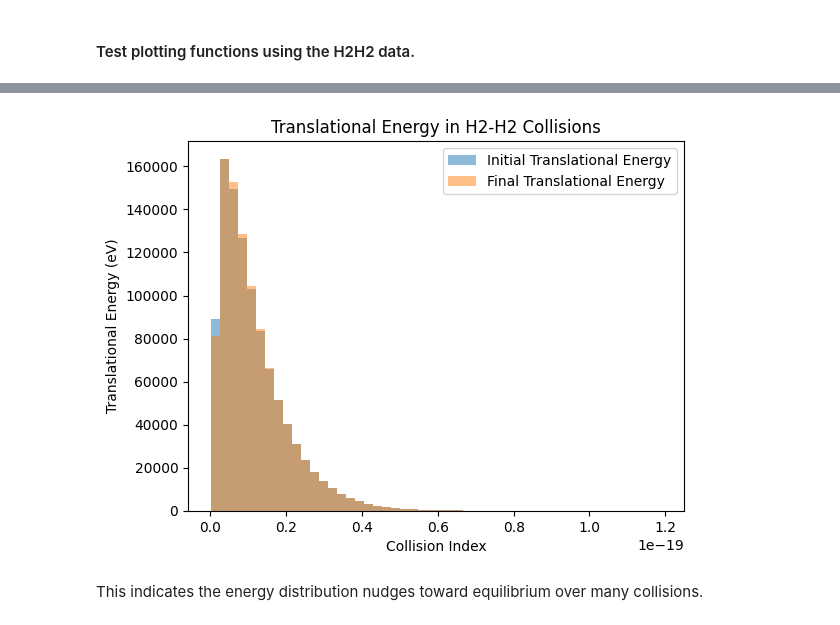
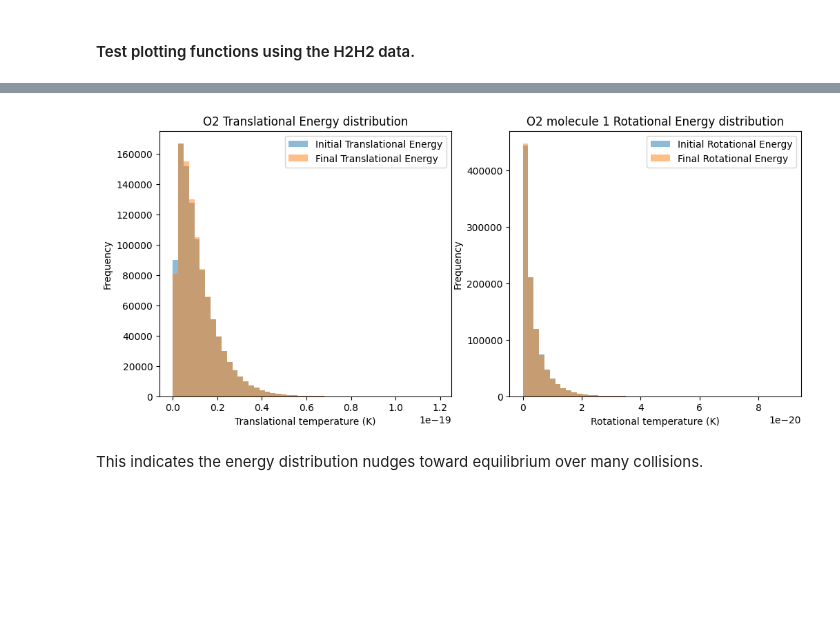
Before and after one commit to TijnZeelenberg/scatteringkernels, a Jupyter notebook: notebook_experiments.ipynb, the cells around one changed output, grey strips where cells are left out. Drawn from its saved outputs; the diff is of its cells as text; code cells hidden in the pictures; blank space fills up the shorter version.

```diff
--- a/notebook_experiments.ipynb
+++ b/notebook_experiments.ipynb
@@ -32,15 +35,29 @@ plt.show()
 # %%
+fig, ax= plt.subplots(1, 2, figsize=(12, 5))
+# Plot translational energy distribution
+bins = np.linspace(0, max(data.iloc[:,0].max(), data.iloc[:,3].max()), 50)
 Etr_init = data.iloc[:,0]
 Etr_final = data.iloc[:,3]
-plt.hist(Etr_init, bins=50, alpha=0.5, label='Initial Translational Energy')
-plt.hist(Etr_final, bins=50, alpha=0.5, label='Final Translational Energy')
-plt.xlabel('Collision Index')
-plt.ylabel('Translational Energy (eV)')
-plt.title('Translational Energy in H2-H2 Collisions')
-plt.legend()
+ax[0].hist(Etr_init, bins=bins, alpha=0.5, label='Initial Translational Energy')
+ax[0].hist(Etr_final, bins=bins, alpha=0.5, label='Final Translational Energy')
+ax[0].set_xlabel('Translational temperature (K)')
+ax[0].set_ylabel('Frequency')
+ax[0].set_title('O2 Translational Energy distribution')
+ax[0].legend()
+
+# Plot rotational energy distribution
+bins = np.linspace(0, max(data.iloc[:,1].max(), data.iloc[:,4].max()), 50)
+Er1_init = data.iloc[:,1]
+Er1_final = data.iloc[:,4]
+ax[1].hist(Er1_init, bins=bins, alpha=0.5, label='Initial Rotational Energy')
+ax[1].hist(Er1_final, bins=bins, alpha=0.5, label='Final Rotational Energy')
+ax[1].set_xlabel('Rotational temperature (K)')
+ax[1].set_ylabel('Frequency')
+ax[1].set_title('O2 molecule 1 Rotational Energy distribution')
+ax[1].legend()
 plt.show()
 # %% [output]
-[figure, old version]
+[figure, new version]
 # %% [markdown]
 This indicates the energy distribution nudges toward equilibrium over many collisions.
 # %%
```
Also changed, not shown: parts of 3 cells of this notebook, 5 other files.
